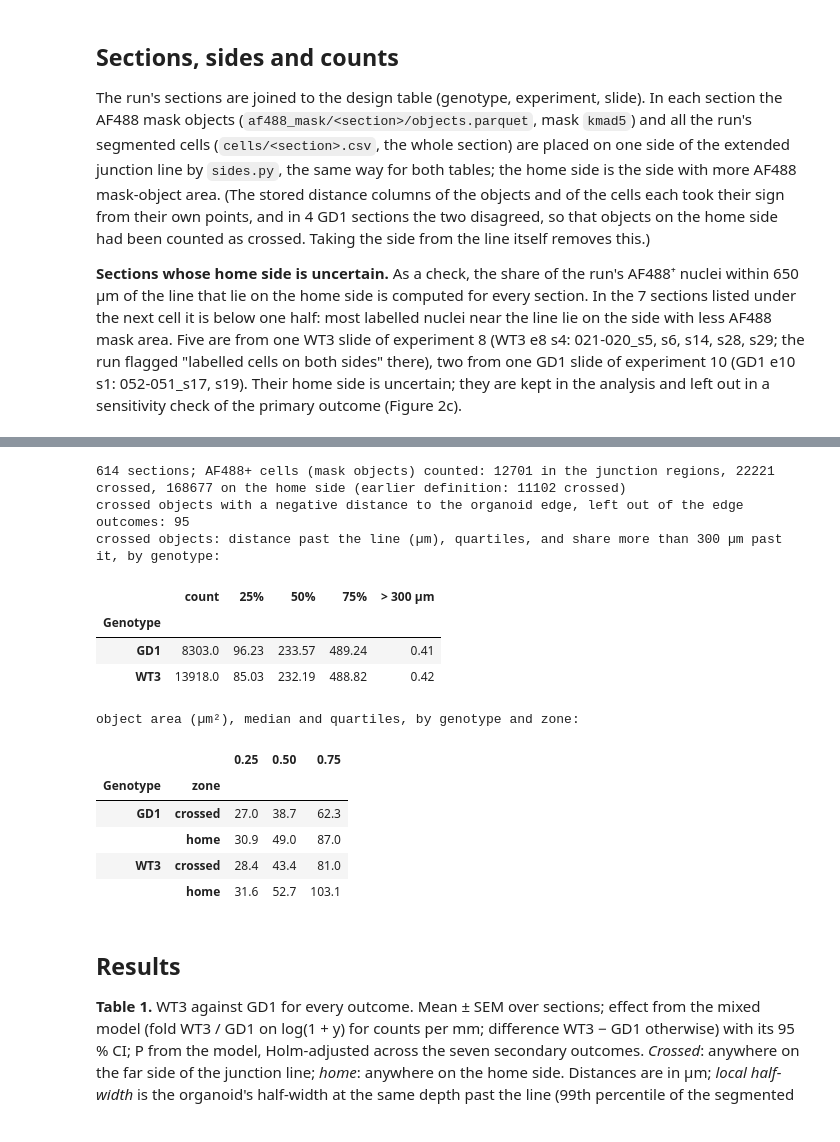
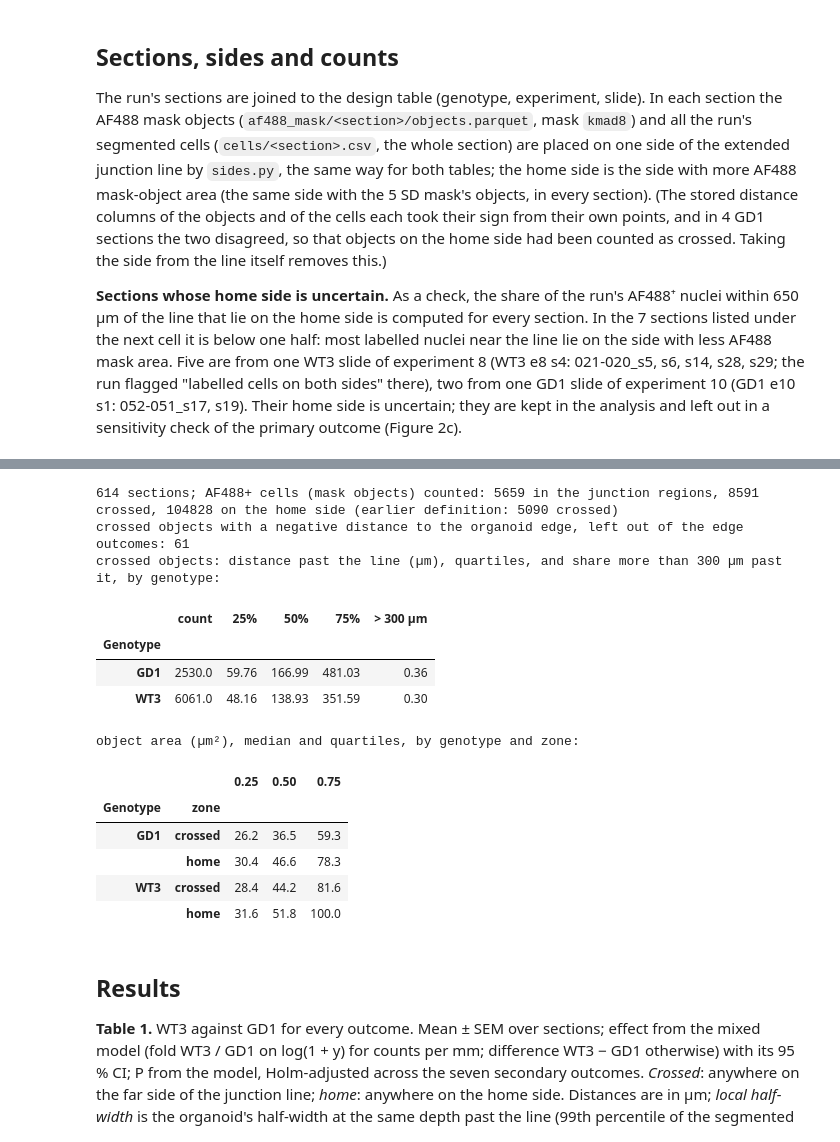
Before and after one commit to daggermaster3000/ARGUS, a Jupyter notebook: notebooks/official_analysis/02_biology.ipynb, the cells around one changed output, grey strips where cells are left out. Cells and saved outputs as stored; diff of their text form; code cells hidden in the pictures.

```diff
--- a/notebooks/official_analysis/02_biology.ipynb
+++ b/notebooks/official_analysis/02_biology.ipynb
@@ -48,7 +48,8 @@ FIGURES = OUT / "figures_official"
 DESIGN_CSV = DATA / "Image_File_List.csv"
 GENOTYPES = ["WT3", "GD1"]       # WT2 is in the file list but not part of this study
 CHANNEL = "AF488"
-METHOD_MASK = "kmad5"            # the counting method: AF488 mask objects, Gaussian 20 µm background, median + 5 SD
+METHOD_MASK = "kmad8"            # the counting method: AF488 mask objects, Gaussian 20 µm background, median + 8 SD
+EARLIER_MASK = "kmad5"           # the counting method until 9 Nov 2026 (median + 5 SD), compared under Robustness
 GAP_UM, NEAR_UM = 2.0, 300.0     # the earlier definition of crossed (beside the line, 2–300 µm past it), to compare
 # crossed now = anywhere on the far side of the junction line (sides.py: the line extended past its ends)
 SEED, N_BOOT = 0, 2000
@@ -96,7 +97,7 @@ design["Experiment"] = design["Experiment"].astype(str)
 # %% [markdown]
 ## Sections, sides and counts
 
-The run's sections are joined to the design table (genotype, experiment, slide). In each section the AF488 mask objects (`af488_mask/<section>/objects.parquet`, mask `kmad5`) and all the run's segmented cells (`cells/<section>.csv`, the whole section) are placed on one side of the extended junction line by `sides.py`, the same way for both tables; the home side is the side with more AF488 mask-object area. (The stored distance columns of the objects and of the cells each took their sign from their own points, and in 4 GD1 sections the two disagreed, so that objects on the home side had been counted as crossed. Taking the side from the line itself removes this.)
+The run's sections are joined to the design table (genotype, experiment, slide). In each section the AF488 mask objects (`af488_mask/<section>/objects.parquet`, mask `kmad8`) and all the run's segmented cells (`cells/<section>.csv`, the whole section) are placed on one side of the extended junction line by `sides.py`, the same way for both tables; the home side is the side with more AF488 mask-object area (the same side with the 5 SD mask's objects, in every section). (The stored distance columns of the objects and of the cells each took their sign from their own points, and in 4 GD1 sections the two disagreed, so that objects on the home side had been counted as crossed. Taking the side from the line itself removes this.)
 
 **Sections whose home side is uncertain.** As a check, the share of the run's AF488⁺ nuclei within 650 µm of the line that lie on the home side is computed for every section. In the 7 sections listed under the next cell it is below one half: most labelled nuclei near the line lie on the side with less AF488 mask area. Five are from one WT3 slide of experiment 8 (WT3 e8 s4: 021-020_s5, s6, s14, s28, s29; the run flagged "labelled cells on both sides" there), two from one GD1 slide of experiment 10 (GD1 e10 s1: 052-051_s17, s19). Their home side is uncertain; they are kept in the analysis and left out in a sensitivity check of the primary outcome (Figure 2c).
 # %%
@@ -163,6 +164,11 @@ for name in sections.index:
     o["crossed"], o["home"] = o["away"] > 0, o["away"] < 0
     sections.at[name, "sign"] = sign
     objects[name] = o
+    # The counting method until 9 Nov 2026 (the same mask at median + 5 SD), on the same side, to compare with.
+    o5 = pd.read_parquet(MASKS / name / "objects.parquet")
+    o5 = o5[o5["mask"] == EARLIER_MASK]
+    sections.at[name, "crossed (5 SD)"] = int(
+        (sides.away(o5[["Centroid Y (µm)", "Centroid X (µm)"]].to_numpy(float), line, sign) > 0).sum())
     # every segmented cell of the section (the run's cell table): its side, and its distance to the tissue edge
     c = pd.read_csv(RUN / "cells" / f"{name}.csv", usecols=list(CELL_COLUMNS), engine="pyarrow").rename(columns=CELL_COLUMNS)
     c["away"] = sides.away(c[["y", "x"]].to_numpy(float), line, sign)
@@ -247,45 +253,46 @@ def section_outcomes(name, s):
             "crossed": n_x, "home": n_h, "in junction": n_r,
             "in junction per mm": n_r / s["length (mm)"], "crossed per mm": n_x / s["length (mm)"],
             "home per mm": n_h / s["length (mm)"],
             "share crossed": n_x / (n_x + n_h) if n_x + n_h >= MIN_SHARE else np.nan,
             "edge (µm)": np.nanmean(edge) if enough_edge else np.nan,
             "past line (µm)": x["away"].mean() if enough else np.nan,
             "edge ÷ half-width": np.nanmean(relative) if np.isfinite(relative).sum() >= MIN_EDGE else np.nan,
             "past line ÷ assembloid length": x["away"].mean() / s["assembloid length (µm)"] if enough else np.nan,
-            "crossed per mm (earlier definition)": s["crossed (earlier definition)"] / s["length (mm)"]}
+            "crossed per mm (earlier definition)": s["crossed (earlier definition)"] / s["length (mm)"],
+            "crossed per mm (5 SD)": s["crossed (5 SD)"] / s["length (mm)"]}
 
 
 AREAS, NEGATIVE_EDGE = [], []
 obs = pd.DataFrame({name: section_outcomes(name, s) for name, s in sections.iterrows()}).T.astype(float)
 obs = sections[["Genotype", "Experiment", "slide", "QC ok", "hand-drawn region", "length (mm)", "cells in section"]].join(obs)
 obs["uncertain home side"] = obs.index.isin(UNCERTAIN)
 obs.index.name = "name"
 print(f"{len(obs)} sections; AF488+ cells (mask objects) counted: {int(obs['in junction'].sum())} in the junction regions, "
       f"{int(obs['crossed'].sum())} crossed, {int(obs['home'].sum())} on the home side "
       f"(earlier definition: {int(sections['crossed (earlier definition)'].sum())} crossed)")
 far = pd.concat([objects[n].loc[objects[n]["crossed"], ["away"]].assign(Genotype=sections.at[n, "Genotype"])
                  for n in sections.index])
 print(f"crossed objects with a negative distance to the organoid edge, left out of the edge outcomes: {sum(NEGATIVE_EDGE)}")
 print("crossed objects: distance past the line (µm), quartiles, and share more than 300 µm past it, by genotype:")
 display(far.groupby("Genotype")["away"].describe(percentiles=[0.25, 0.5, 0.75])[["count", "25%", "50%", "75%"]]
         .join(far.groupby("Genotype")["away"].apply(lambda a: (a > NEAR_UM).mean()).rename("> 300 µm")).round(2))
 print("object area (µm²), median and quartiles, by genotype and zone:")
 display(pd.concat(AREAS).groupby(["Genotype", "zone"])["area"].quantile([0.25, 0.5, 0.75]).unstack().round(1))
 # %% [output]
-614 sections; AF488+ cells (mask objects) counted: 12701 in the junction regions, 22221 crossed, 168677 on the home side (earlier definition: 11102 crossed)
-crossed objects with a negative distance to the organoid edge, left out of the edge outcomes: 95
+614 sections; AF488+ cells (mask objects) counted: 5659 in the junction regions, 8591 crossed, 104828 on the home side (earlier definition: 5090 crossed)
+crossed objects with a negative distance to the organoid edge, left out of the edge outcomes: 61
 crossed objects: distance past the line (µm), quartiles, and share more than 300 µm past it, by genotype:
 |  | count | 25% | 50% | 75% | > 300 µm |
 | Genotype |  |  |  |  |  |
-| GD1 | 8303.0 | 96.23 | 233.57 | 489.24 | 0.41 |
-| WT3 | 13918.0 | 85.03 | 232.19 | 488.82 | 0.42 |
+| GD1 | 2530.0 | 59.76 | 166.99 | 481.03 | 0.36 |
+| WT3 | 6061.0 | 48.16 | 138.93 | 351.59 | 0.30 |
 object area (µm²), median and quartiles, by genotype and zone:
 |  |  | 0.25 | 0.50 | 0.75 |
 | Genotype | zone |  |  |  |
-| GD1 | crossed | 27.0 | 38.7 | 62.3 |
-|  | home | 30.9 | 49.0 | 87.0 |
-| WT3 | crossed | 28.4 | 43.4 | 81.0 |
-|  | home | 31.6 | 52.7 | 103.1 |
+| GD1 | crossed | 26.2 | 36.5 | 59.3 |
+|  | home | 30.4 | 46.6 | 78.3 |
+| WT3 | crossed | 28.4 | 44.2 | 81.6 |
+|  | home | 31.6 | 51.8 | 100.0 |
 # %% [markdown]
 ## Results
 
```
Also changed, not shown: parts of 21 cells of this notebook, 7 other files.
